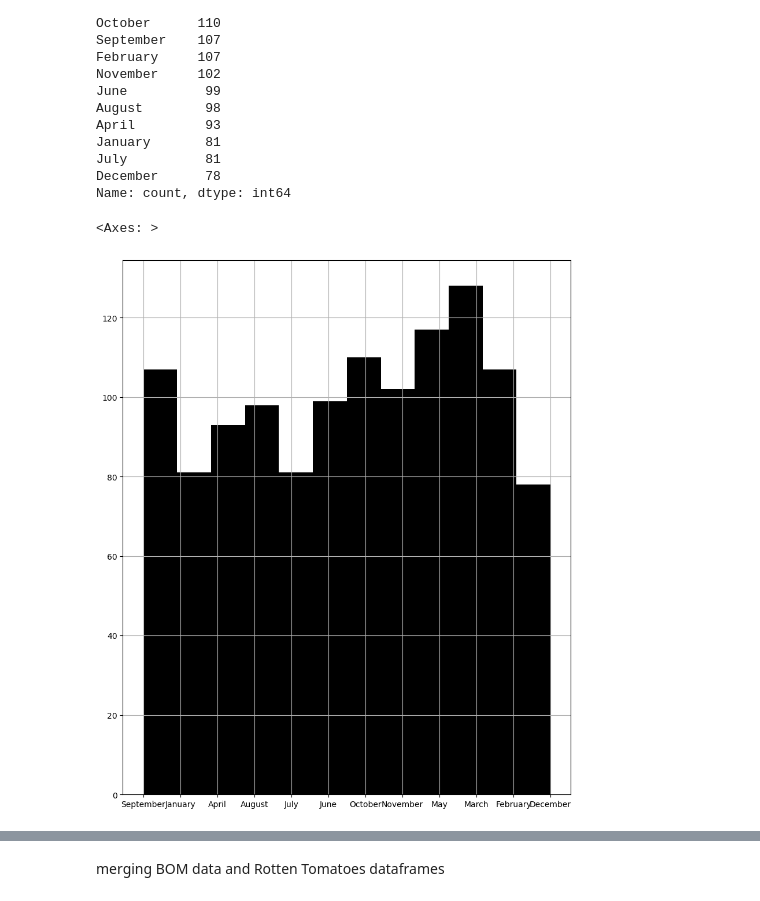
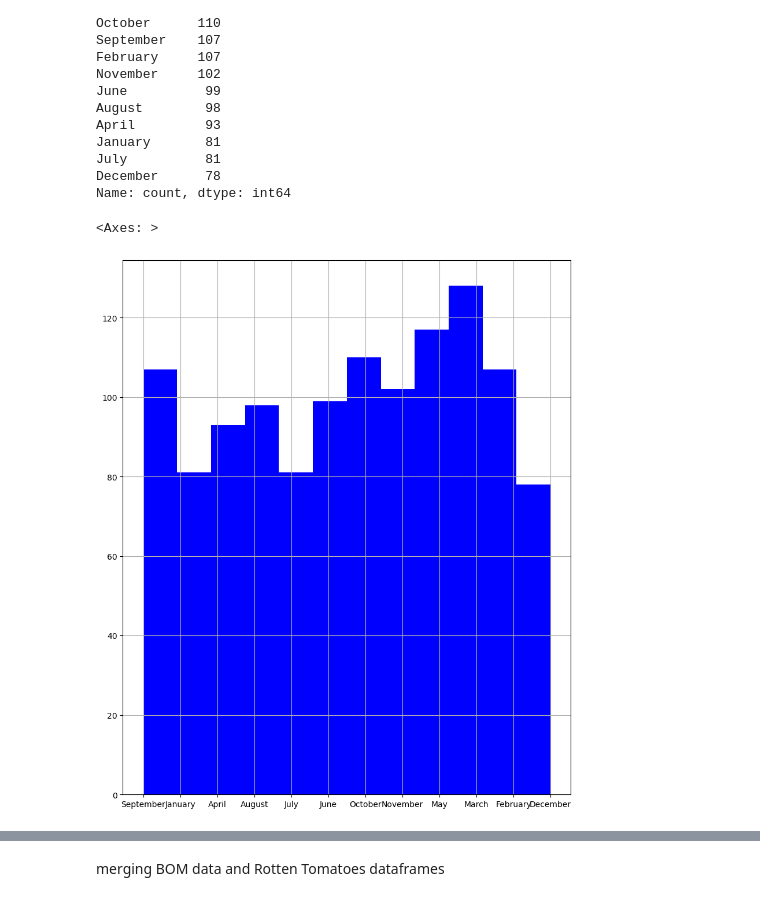
Before and after one commit to pnjoki/phase_1_project, a Jupyter notebook: code.ipynb, the cells around one changed output, grey strips where cells are left out. Cells and saved outputs as stored; diff of their text form; code cells hidden in the pictures.

Commit message:
StudioProject

```diff
--- a/code.ipynb
+++ b/code.ipynb
@@ -37,3 +37,7 @@ import matplotlib.pyplot as plt
 
 from scipy import stats
 from scipy.stats import norm
+# %%
+#reading ROTTEN TOMATOES data from the tsv file
+rtmovie_df = pd.read_csv("learn-co-curriculum dsc-phase-1-project master zippedData/rt.movie_info.tsv.gz", sep='\t', header=0)
+rtmovie_df.head()
@@ -40,6 +51,2 @@ from scipy.stats import norm
 # %% [markdown]
 Rotten Tomatoes Data
-# %%
-#reading ROTTEN TOMATOES data from the tsv file
-rtmovie_df = pd.read_csv("C:/Users/hp/Documents/Moringa_project_phase_1/phase_1_project/learn-co-curriculum dsc-phase-1-project master zippedData/rt.movie_info.tsv.gz", sep='\t', header=0)
-rtmovie_df.head()
@@ -532,10 +532,10 @@ Name: count, dtype: int64
 # %%
 #visualizing this on a histogram, we'll have
 
-rtmovie_df['release_month'].hist(bins=12, figsize=(10,12), color=('k'))
+rtmovie_df['release_month'].hist(bins=12, figsize=(10,12), color=('b'))
 # %% [output]
 <Axes: >
-[figure, old version]
+[figure, new version]
 # %%
 ##Assesing df
 rtmovie_df
```
Also changed, not shown: parts of 3 cells of this notebook.
